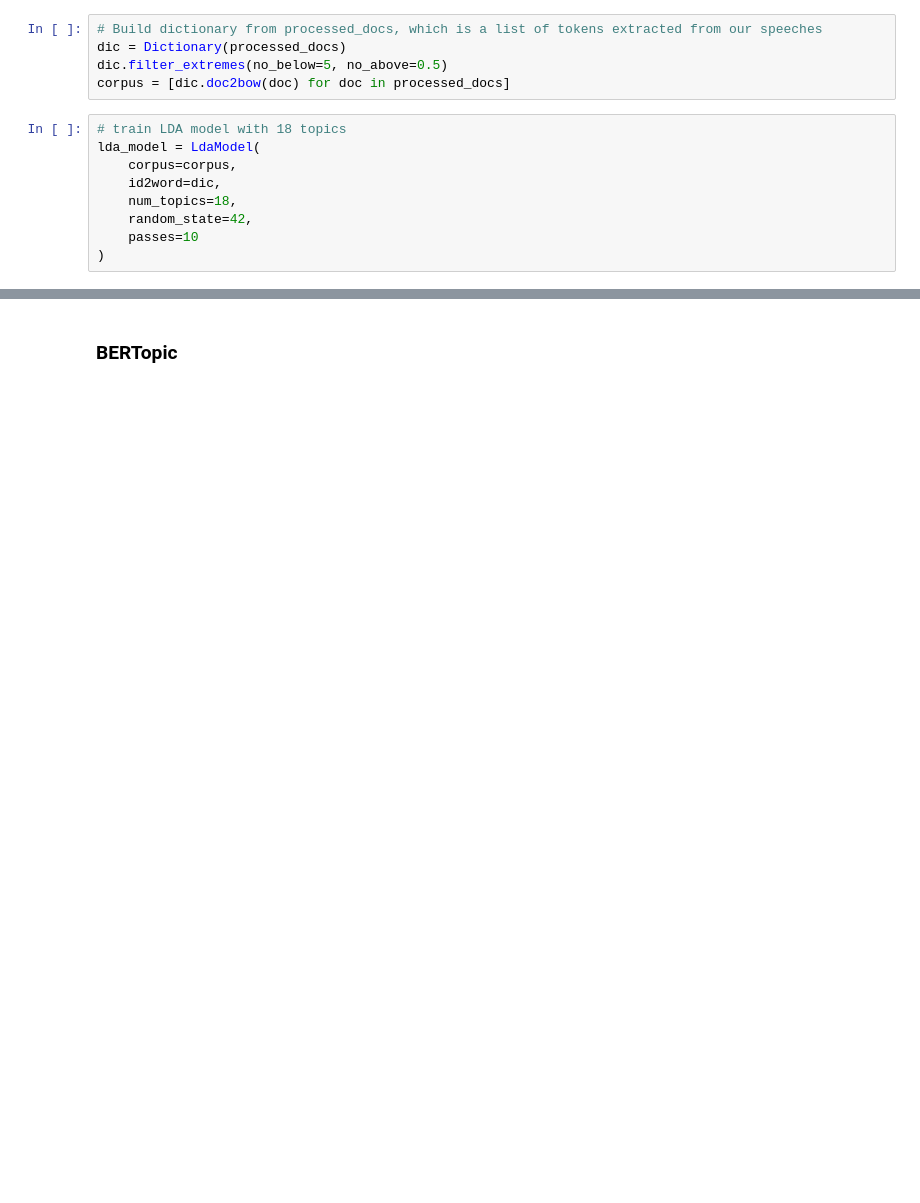
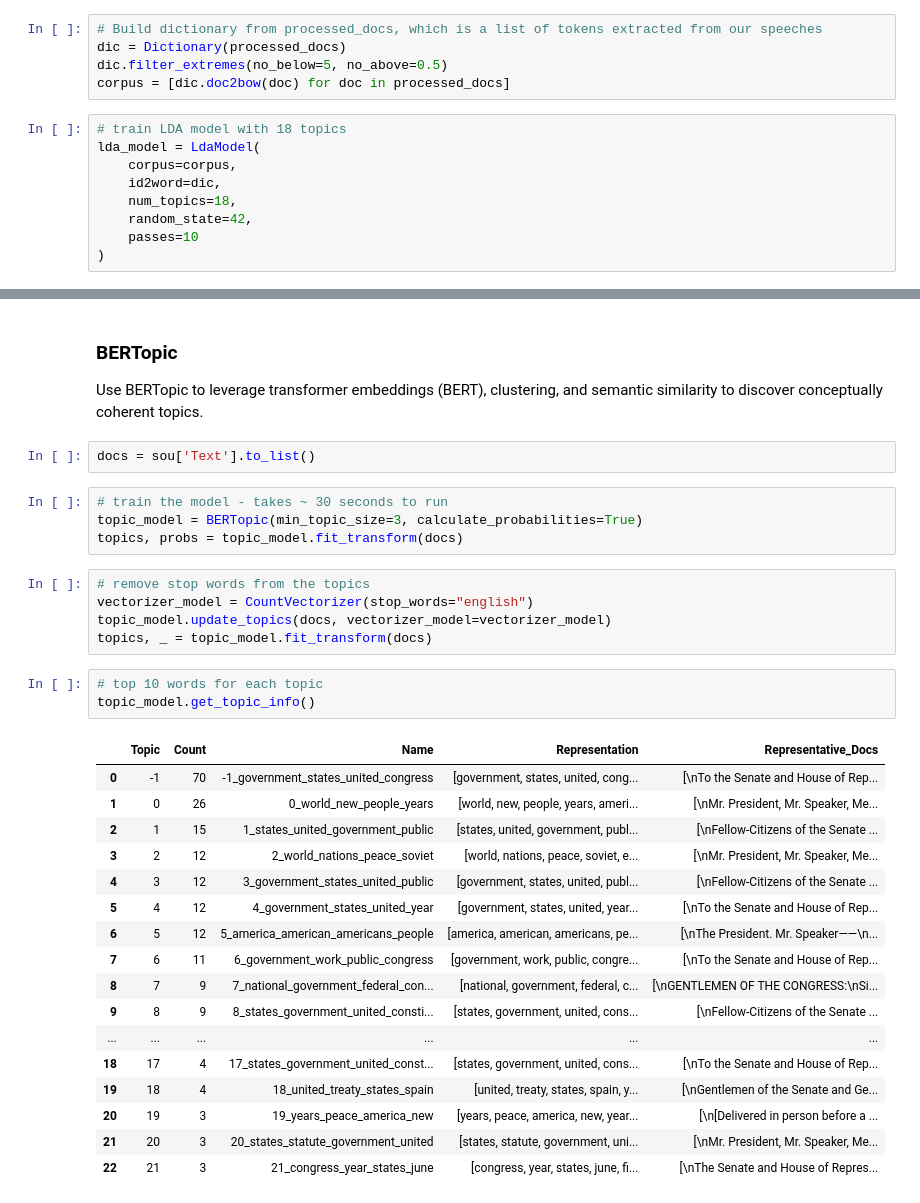
Before and after one commit to UCB-stat-159-f25/proj02-group06, a Jupyter notebook: nlp-P03.ipynb, the cells around one changed output, grey strips where cells are left out. Drawn from its saved outputs; the diff is of its cells as text; blank space fills up the shorter version.

```diff
--- a/nlp-P03.ipynb
+++ b/nlp-P03.ipynb
@@ -92,2 +95,35 @@ pyLDAvis.save_html(lda_display, 'outputs/lda_visualization.html')
 # %% [markdown]
 ### BERTopic
+Use BERTopic to leverage transformer embeddings (BERT), clustering, and semantic similarity to discover conceptually coherent topics.
+# %%
+docs = sou['Text'].to_list()
+# %%
+# train the model - takes ~ 30 seconds to run
+topic_model = BERTopic(min_topic_size=3, calculate_probabilities=True)
+topics, probs = topic_model.fit_transform(docs)
+# %%
+# remove stop words from the topics
+vectorizer_model = CountVectorizer(stop_words="english")
+topic_model.update_topics(docs, vectorizer_model=vectorizer_model)
+topics, _ = topic_model.fit_transform(docs)
+# %%
+# top 10 words for each topic
+topic_model.get_topic_info()
+# %% [output]
+|  | Topic | Count | Name | Representation | Representative_Docs |
+| 0 | -1 | 70 | -1_government_states_united_congress | [government, states, united, cong... | [\nTo the Senate and House of Rep... |
+| 1 | 0 | 26 | 0_world_new_people_years | [world, new, people, years, ameri... | [\nMr. President, Mr. Speaker, Me... |
+| 2 | 1 | 15 | 1_states_united_government_public | [states, united, government, publ... | [\nFellow-Citizens of the Senate ... |
+| 3 | 2 | 12 | 2_world_nations_peace_soviet | [world, nations, peace, soviet, e... | [\nMr. President, Mr. Speaker, Me... |
+| 4 | 3 | 12 | 3_government_states_united_public | [government, states, united, publ... | [\nFellow-Citizens of the Senate ... |
+| 5 | 4 | 12 | 4_government_states_united_year | [government, states, united, year... | [\nTo the Senate and House of Rep... |
+| 6 | 5 | 12 | 5_america_american_americans_people | [america, american, americans, pe... | [\nThe President. Mr. Speaker——\n... |
+| 7 | 6 | 11 | 6_government_work_public_congress | [government, work, public, congre... | [\nTo the Senate and House of Rep... |
+| 8 | 7 | 9 | 7_national_government_federal_con... | [national, government, federal, c... | [\nGENTLEMEN OF THE CONGRESS:\nSi... |
+| 9 | 8 | 9 | 8_states_government_united_consti... | [states, government, united, cons... | [\nFellow-Citizens of the Senate ... |
+| ... | ... | ... | ... | ... | ... |
+| 18 | 17 | 4 | 17_states_government_united_const... | [states, government, united, cons... | [\nTo the Senate and House of Rep... |
+| 19 | 18 | 4 | 18_united_treaty_states_spain | [united, treaty, states, spain, y... | [\nGentlemen of the Senate and Ge... |
+| 20 | 19 | 3 | 19_years_peace_america_new | [years, peace, america, new, year... | [\n[Delivered in person before a ... |
+| 21 | 20 | 3 | 20_states_statute_government_united | [states, statute, government, uni... | [\nMr. President, Mr. Speaker, Me... |
+| 22 | 21 | 3 | 21_congress_year_states_june | [congress, year, states, june, fi... | [\nThe Senate and House of Repres... |
```
Also changed, not shown: parts of 7 cells of this notebook, 5 other files.
